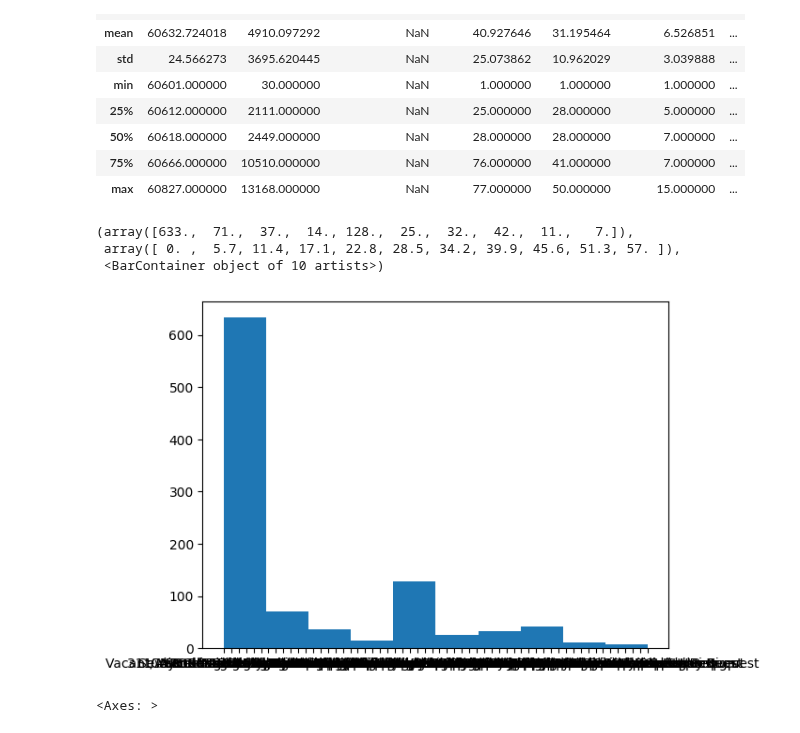
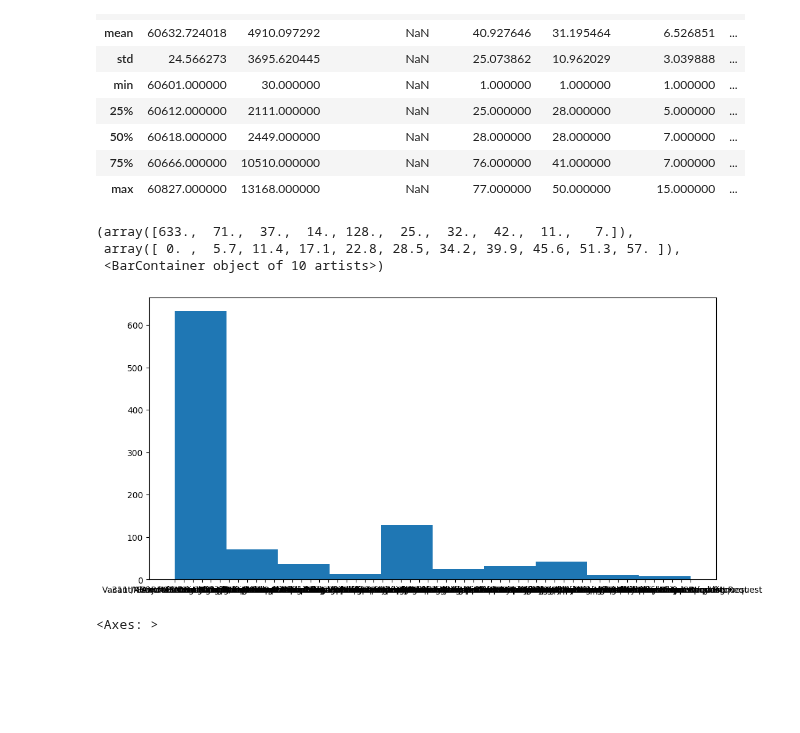
Before and after one commit to Ameowsle/Statistic-Macher, a Jupyter notebook: Datensatz_311_Chicago_SR.ipynb, the cells around one changed output. Drawn from its saved outputs; the diff is of its cells as text; code cells hidden in the pictures; blank space fills up the shorter version.

```diff
--- a/Datensatz_311_Chicago_SR.ipynb
+++ b/Datensatz_311_Chicago_SR.ipynb
@@ -72,12 +75,13 @@ df.describe()
 | 75% | 60666.000000 | 10510.000000 | NaN | 76.000000 | 41.000000 | 7.000000 | ... |
 | max | 60827.000000 | 13168.000000 | NaN | 77.000000 | 50.000000 | 15.000000 | ... |
 # %%
+plt.figure(figsize=(12,6))
 plt.hist(df["sr_type"].dropna())
 # %% [output]
 (array([633.,  71.,  37.,  14., 128.,  25.,  32.,  42.,  11.,   7.]),
  array([ 0. ,  5.7, 11.4, 17.1, 22.8, 28.5, 34.2, 39.9, 45.6, 51.3, 57. ]),
  <BarContainer object of 10 artists>)
-[figure, old version]
+[figure, new version]
 # %%
 sns.heatmap(df.isna())
 # %% [output]
```
Also changed, not shown: parts of 3 cells of this notebook.
